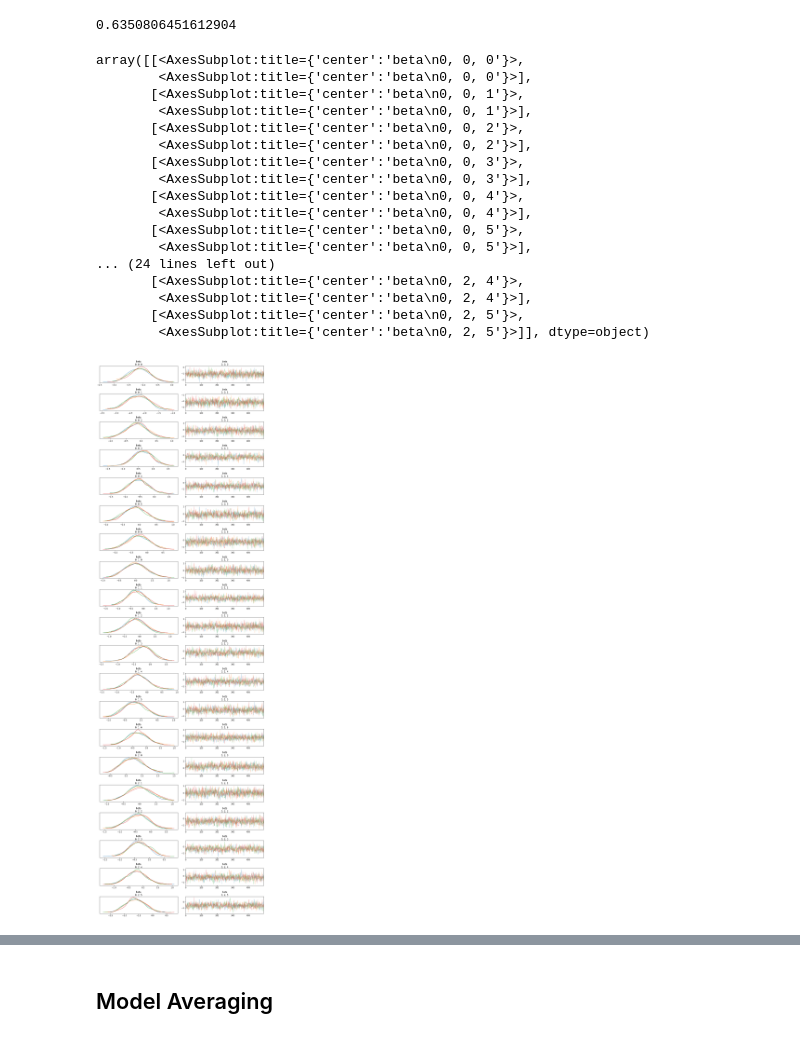
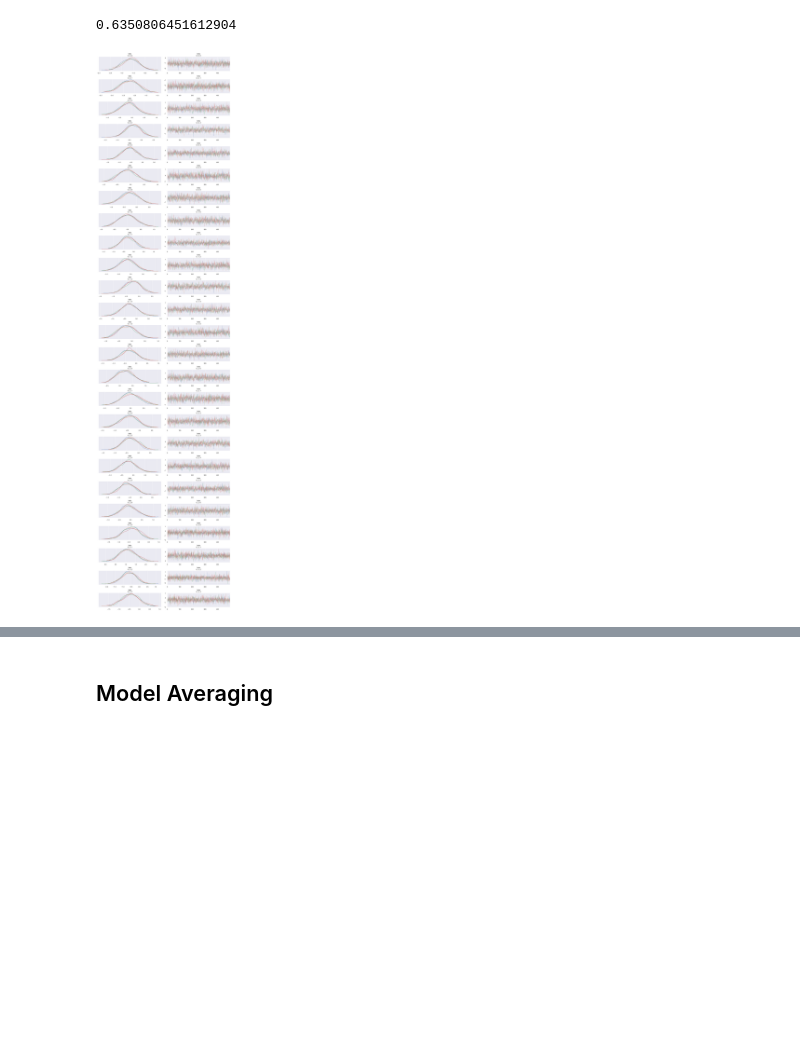
Before and after one commit to lhasan23/Tornadoes, a Jupyter notebook: tornados-hierarchical.ipynb, the cells around one changed output, grey strips where cells are left out. Cells and saved outputs as stored; diff of their text form; code cells hidden in the pictures; blank space fills up the shorter version.

```diff
--- a/tornados-hierarchical.ipynb
+++ b/tornados-hierarchical.ipynb
@@ -416,8 +435,8 @@ n = tornados_clean_2.shape[0]
 # Numeric, categorical predictors and response, y`
 x_num = tornados_clean_2[small_predictors]
 x_cat = tornados_clean_2[['st','region', 'time_binned']]
-#y = tornados_clean_2['mag']
-y = tornados_clean_2['mag'] >= 2 else 0
+y = tornados_clean_2['mag']
+#y = tornados_clean_2['mag'] >= 2 else 0
 all_predictors = numeric_predictors
 # No. of predictors
 k = len(all_predictors)
@@ -576,23 +595,7 @@ print(accuracy)
 0.6350806451612904
 # %%
 import arviz as az
-az.plot_trace(hierarchical_trace_4, var_names=["beta"])
+with az.rc_context({"plot.max_subplots": 50}):
+    az.plot_trace(hierarchical_trace_4, var_names=["beta"])
 # %% [output]
-array([[<AxesSubplot:title={'center':'beta\n0, 0, 0'}>,
-        <AxesSubplot:title={'center':'beta\n0, 0, 0'}>],
-       [<AxesSubplot:title={'center':'beta\n0, 0, 1'}>,
-        <AxesSubplot:title={'center':'beta\n0, 0, 1'}>],
-       [<AxesSubplot:title={'center':'beta\n0, 0, 2'}>,
-        <AxesSubplot:title={'center':'beta\n0, 0, 2'}>],
-       [<AxesSubplot:title={'center':'beta\n0, 0, 3'}>,
-        <AxesSubplot:title={'center':'beta\n0, 0, 3'}>],
-       [<AxesSubplot:title={'center':'beta\n0, 0, 4'}>,
-        <AxesSubplot:title={'center':'beta\n0, 0, 4'}>],
-       [<AxesSubplot:title={'center':'beta\n0, 0, 5'}>,
-        <AxesSubplot:title={'center':'beta\n0, 0, 5'}>],
-... (24 lines left out)
-       [<AxesSubplot:title={'center':'beta\n0, 2, 4'}>,
-        <AxesSubplot:title={'center':'beta\n0, 2, 4'}>],
-       [<AxesSubplot:title={'center':'beta\n0, 2, 5'}>,
-        <AxesSubplot:title={'center':'beta\n0, 2, 5'}>]], dtype=object)
-[figure, old version]
+[figure, new version]
```
Also changed, not shown: parts of 8 cells of this notebook.
